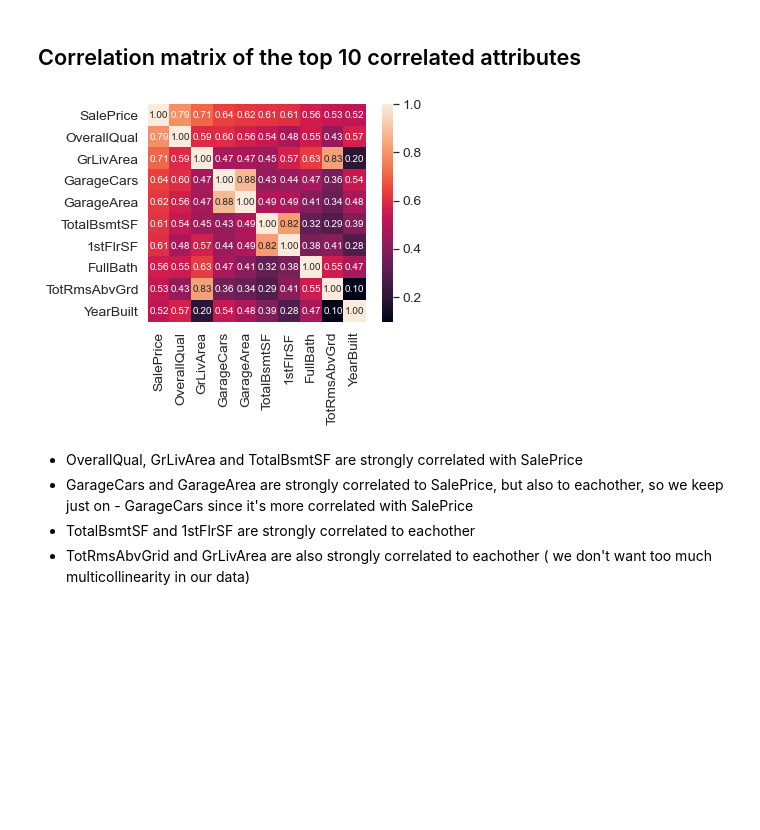
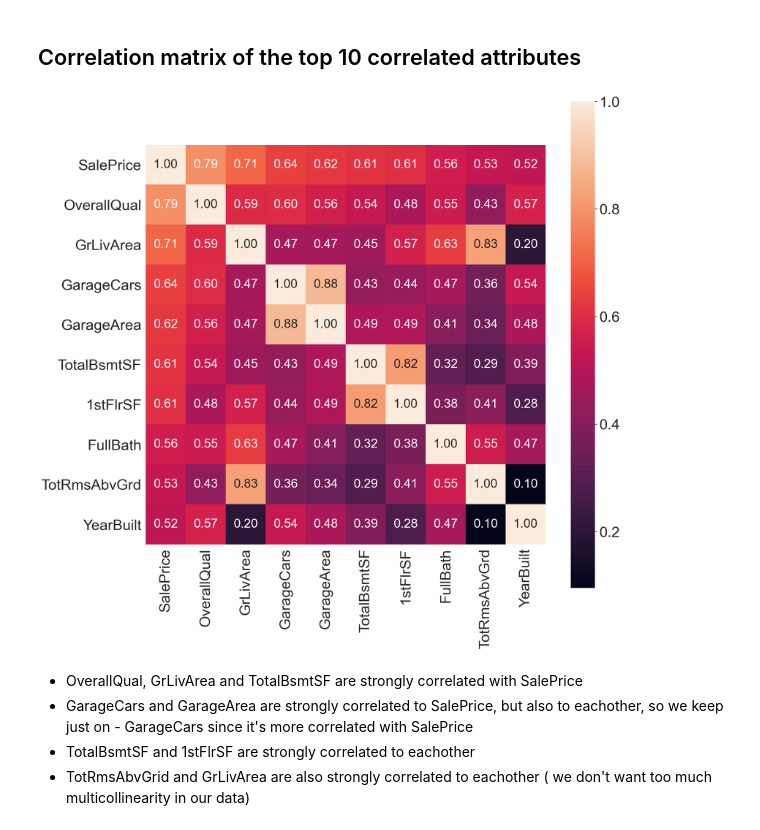
Before and after one commit to AndrejHafner/house-price-prediction, a Jupyter notebook: analysis.ipynb, the cells around one changed output. Cells and saved outputs as stored; diff of their text form; code cells hidden in the pictures; blank space fills up the shorter version.

```diff
--- a/analysis.ipynb
+++ b/analysis.ipynb
@@ -78,16 +81,20 @@ plt.xticks(rotation=90);
 # %% [markdown]
 ## Correlation matrix of the top 10 correlated attributes
 # %%
+fig = plt.figure(figsize=(20,20), dpi=100)
 #saleprice correlation matrix
+
+fig.tight_layout()
 corrmat = df_train.corr()
 k = 10 #number of variables for heatmap
 cols = corrmat.nlargest(k, 'SalePrice')['SalePrice'].index
 cm = np.corrcoef(df_train[cols].values.T)
-sns.set(font_scale=1.25)
-hm = sns.heatmap(cm, cbar=True, annot=True, square=True, fmt='.2f', annot_kws={'size': 10}, yticklabels=cols.values, xticklabels=cols.values)
+sns.set(font_scale=3)
+hm = sns.heatmap(cm, cbar=True, annot=True, square=True, fmt='.2f', annot_kws={'size': 10, "fontsize": 28}, yticklabels=cols.values, xticklabels=cols.values)
+plt.savefig("correlation_mat_top10.png")
 plt.show()
 # %% [output]
-[figure, old version]
+[figure, new version]
 # %% [markdown]
 - OverallQual, GrLivArea and TotalBsmtSF are strongly correlated with SalePrice
 - GarageCars and GarageArea are strongly correlated to SalePrice, but also to eachother, so we keep
```
Also changed, not shown: parts of 4 cells of this notebook, 2 other files.
